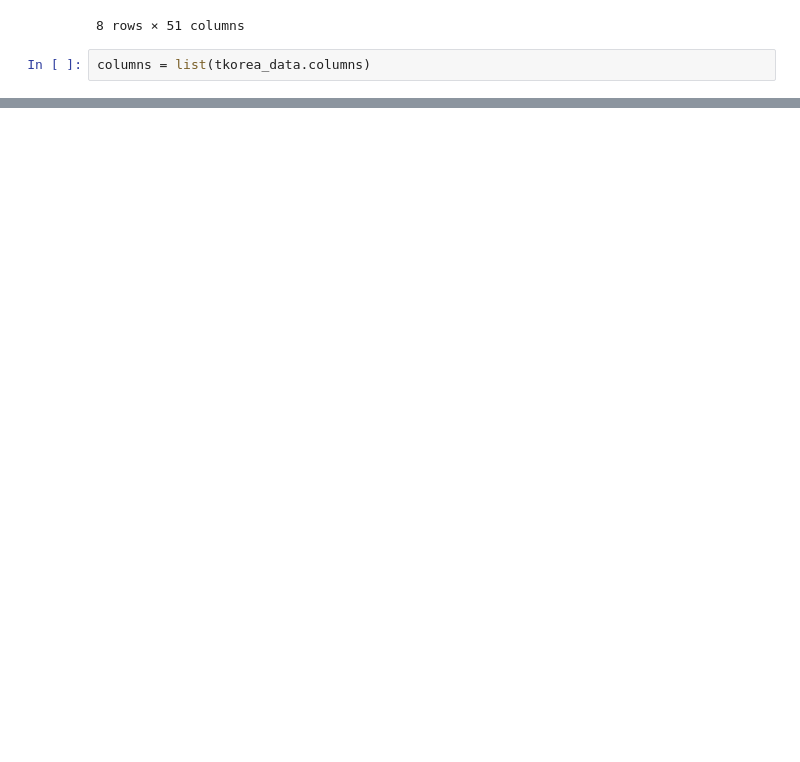
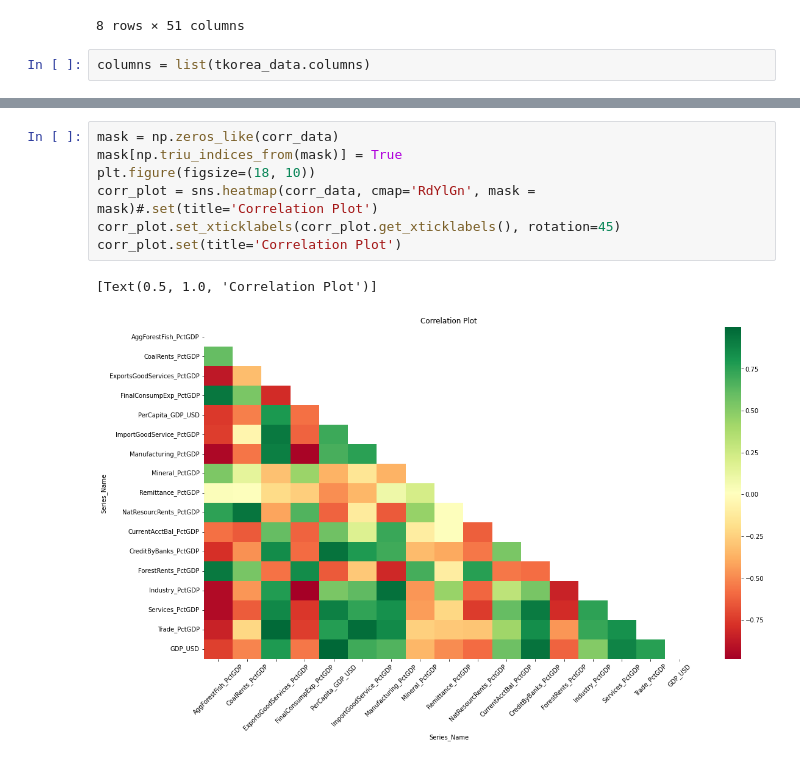
Before and after one commit to DSKUS-Foreign-Aid/Foreign_Aid, a Jupyter notebook: GS_GDP_Cleaning.ipynb, the cells around one changed output, grey strips where cells are left out. Saved outputs shown, nothing was run; the diff lists cells and outputs as text; blank space fills up the shorter version.

```diff
--- a/GS_GDP_Cleaning.ipynb
+++ b/GS_GDP_Cleaning.ipynb
@@ -273,0 +291,10 @@ print(count)
+# %%
+mask = np.zeros_like(corr_data)
+mask[np.triu_indices_from(mask)] = True
+plt.figure(figsize=(18, 10))
+corr_plot = sns.heatmap(corr_data, cmap='RdYlGn', mask = mask)#.set(title='Correlation Plot')
+corr_plot.set_xticklabels(corr_plot.get_xticklabels(), rotation=45)
+corr_plot.set(title='Correlation Plot')
+# %% [output]
+[Text(0.5, 1.0, 'Correlation Plot')]
+[figure, added]
```
Also changed, not shown: parts of 17 cells of this notebook, 3 other files.
